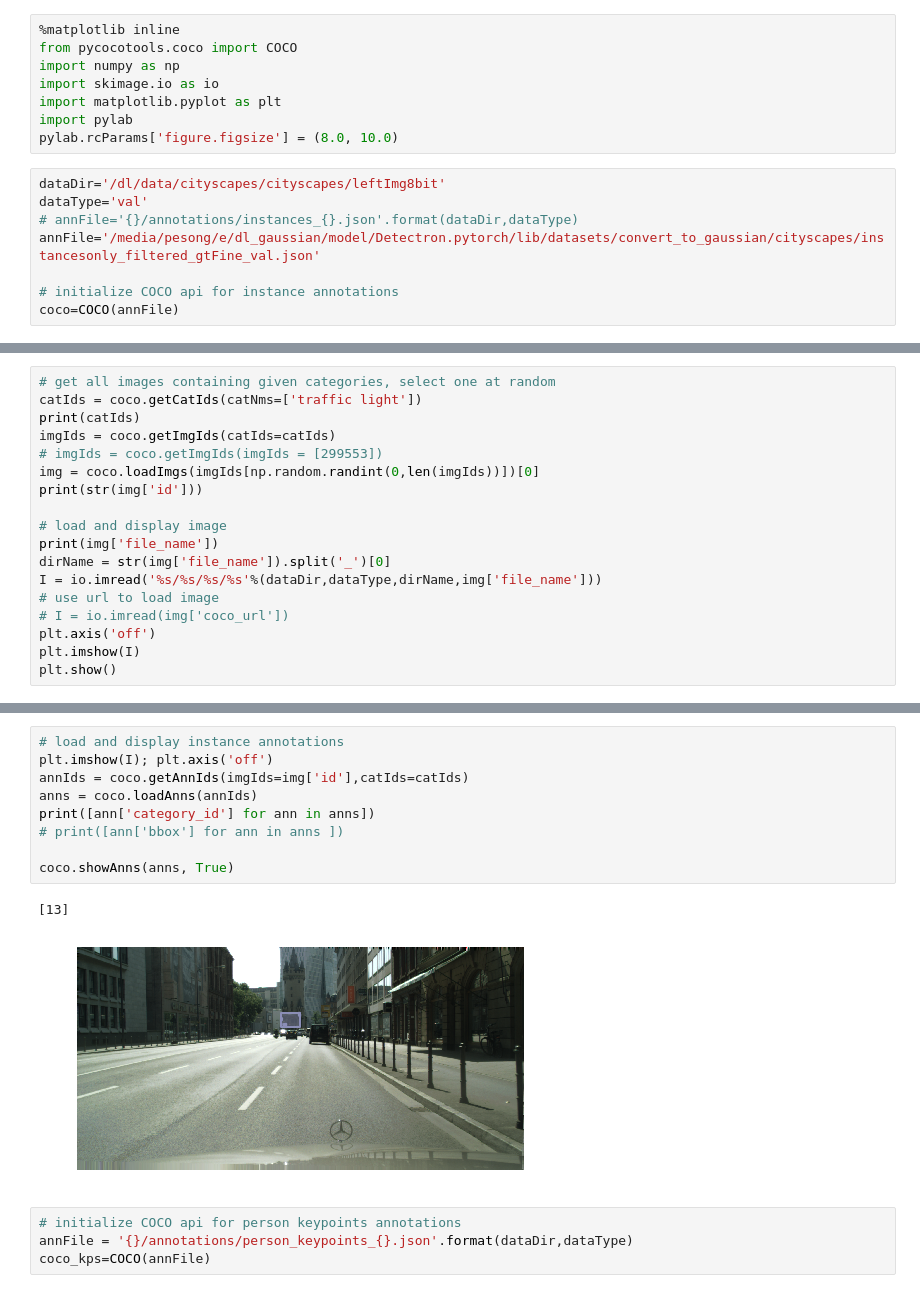
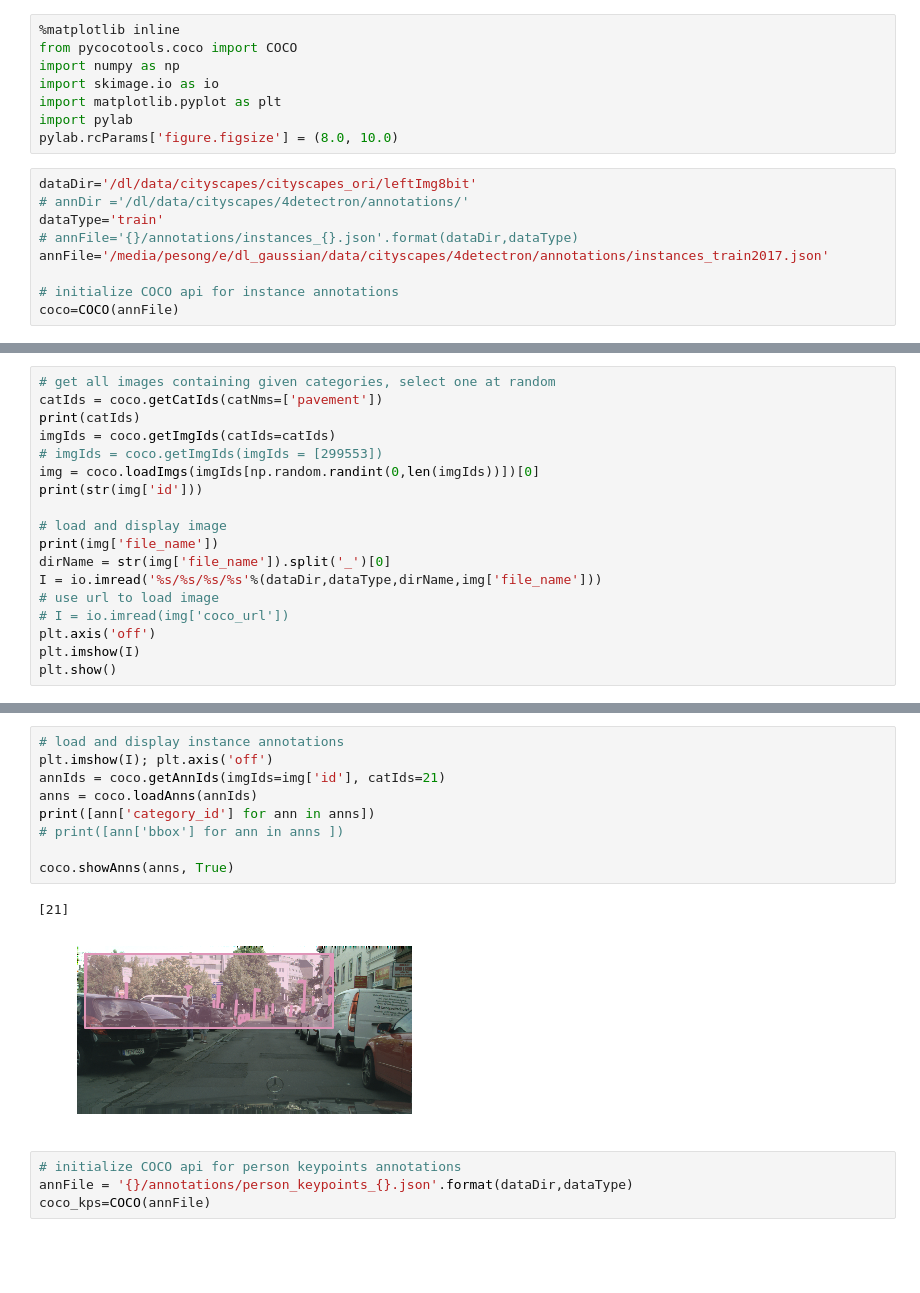
Before and after one commit to pesong/Detectron.pytorch, a Jupyter notebook: lib/datasets/convert_to_gaussian/cityscapes/cityscapes_to_gaussian_demo.ipynb, the cells around one changed output, grey strips where cells are left out. Drawn from its saved outputs; the diff is of its cells as text; blank space fills up the shorter version.

Commit message:
train with cityscapes_like gaussian dataset

```diff
--- a/lib/datasets/convert_to_gaussian/cityscapes/cityscapes_to_gaussian_demo.ipynb
+++ b/lib/datasets/convert_to_gaussian/cityscapes/cityscapes_to_gaussian_demo.ipynb
@@ -7,10 +7,11 @@ import matplotlib.pyplot as plt
 import pylab
 pylab.rcParams['figure.figsize'] = (8.0, 10.0)
 # %%
-dataDir='/dl/data/cityscapes/cityscapes/leftImg8bit'
-dataType='val'
+dataDir='/dl/data/cityscapes/cityscapes_ori/leftImg8bit'
+# annDir ='/dl/data/cityscapes/4detectron/annotations/'
+dataType='train'
 # annFile='{}/annotations/instances_{}.json'.format(dataDir,dataType)
-annFile='/media/pesong/e/dl_gaussian/model/Detectron.pytorch/lib/datasets/convert_to_gaussian/cityscapes/instancesonly_filtered_gtFine_val.json'
+annFile='/media/pesong/e/dl_gaussian/data/cityscapes/4detectron/annotations/instances_train2017.json'
 
 # initialize COCO api for instance annotations
 coco=COCO(annFile)
@@ -33,6 +34,6 @@ sidewalk road traffic light truck pole building person terrain fence sky car tra
 # %%
 # get all images containing given categories, select one at random
-catIds = coco.getCatIds(catNms=['traffic light'])
+catIds = coco.getCatIds(catNms=['pavement'])
 print(catIds)
 imgIds = coco.getImgIds(catIds=catIds)
 # imgIds = coco.getImgIds(imgIds = [299553])
@@ -56,15 +57,15 @@ frankfurt_000000_021667_leftImg8bit.png
 # %%
 # load and display instance annotations
 plt.imshow(I); plt.axis('off')
-annIds = coco.getAnnIds(imgIds=img['id'],catIds=catIds)
+annIds = coco.getAnnIds(imgIds=img['id'], catIds=21)
 anns = coco.loadAnns(annIds)
 print([ann['category_id'] for ann in anns])
 # print([ann['bbox'] for ann in anns ])
 
 coco.showAnns(anns, True)
 # %% [output]
-[13]
+[21]
-[figure, old version]
+[figure, new version]
 # %%
 # initialize COCO api for person keypoints annotations
 annFile = '{}/annotations/person_keypoints_{}.json'.format(dataDir,dataType)
```
Also changed, not shown: parts of 3 cells of this notebook, 5 other files.
